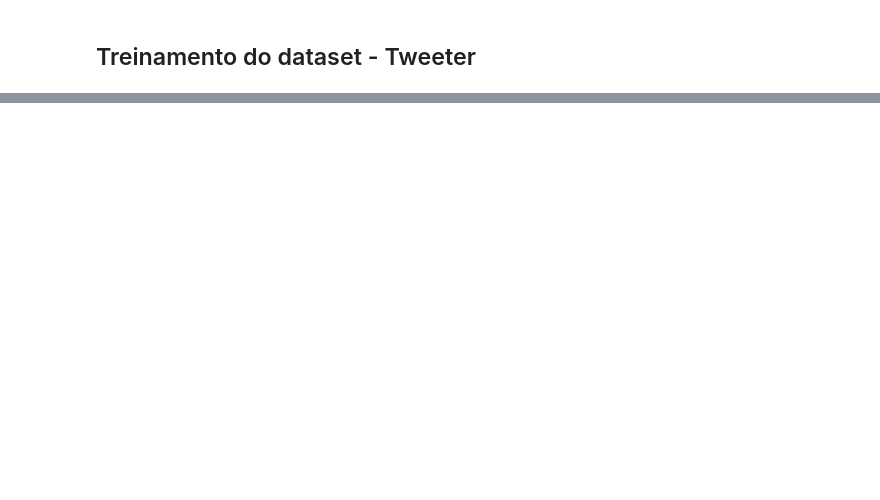
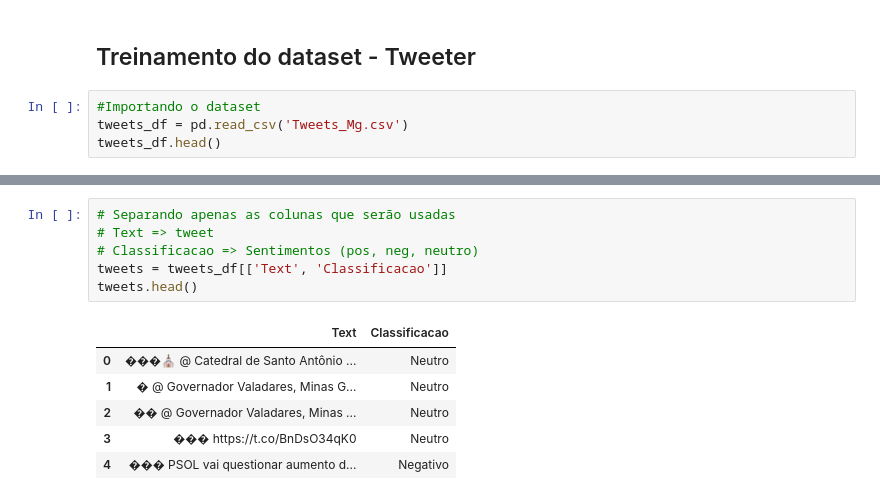
Before and after one commit to azraelgarden/avaliacao-sprint-3, a Jupyter notebook: Avaliacao_3/main.ipynb, the cells around one changed output, grey strips where cells are left out. Saved outputs shown, nothing was run; the diff lists cells and outputs as text; blank space fills up the shorter version.

Commit message:
Treinando um modelo com base nos dataset de Tweets

```diff
--- a/Avaliacao_3/main.ipynb
+++ b/Avaliacao_3/main.ipynb
@@ -176,2 +189,6 @@ for i in range(0, 10):
 # %% [markdown]
 ## Treinamento do dataset - Tweeter
+# %%
+#Importando o dataset
+tweets_df = pd.read_csv('Tweets_Mg.csv')
+tweets_df.head()
@@ -177,0 +203,13 @@ for i in range(0, 10):
+# %%
+# Separando apenas as colunas que serão usadas
+# Text => tweet
+# Classificacao => Sentimentos (pos, neg, neutro)
+tweets = tweets_df[['Text', 'Classificacao']]
+tweets.head()
+# %% [output]
+|  | Text | Classificacao |
+| 0 | ���⛪ @ Catedral de Santo Antônio ... | Neutro |
+| 1 | � @ Governador Valadares, Minas G... | Neutro |
+| 2 | �� @ Governador Valadares, Minas ... | Neutro |
+| 3 | ��� https://t.co/BnDsO34qK0 | Neutro |
+| 4 | ��� PSOL vai questionar aumento d... | Negativo |
```
Also changed, not shown: parts of 9 cells of this notebook.
